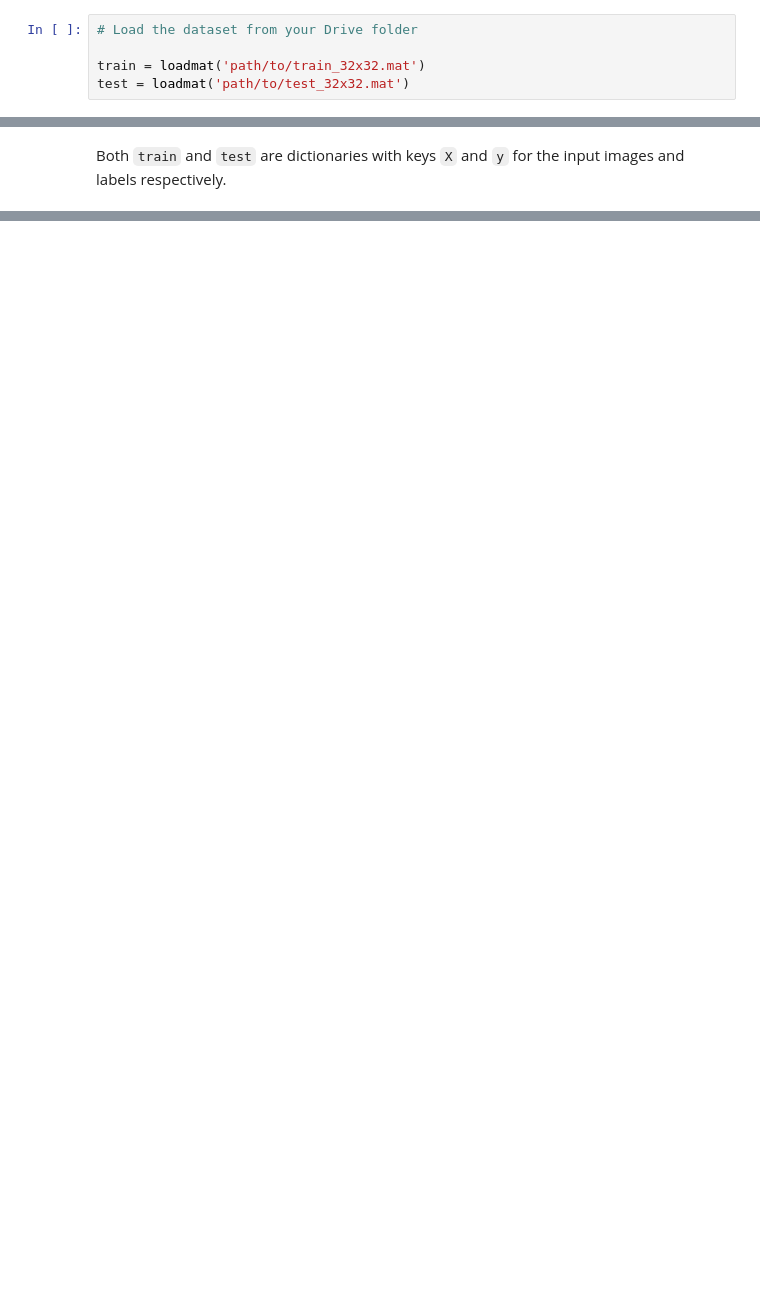
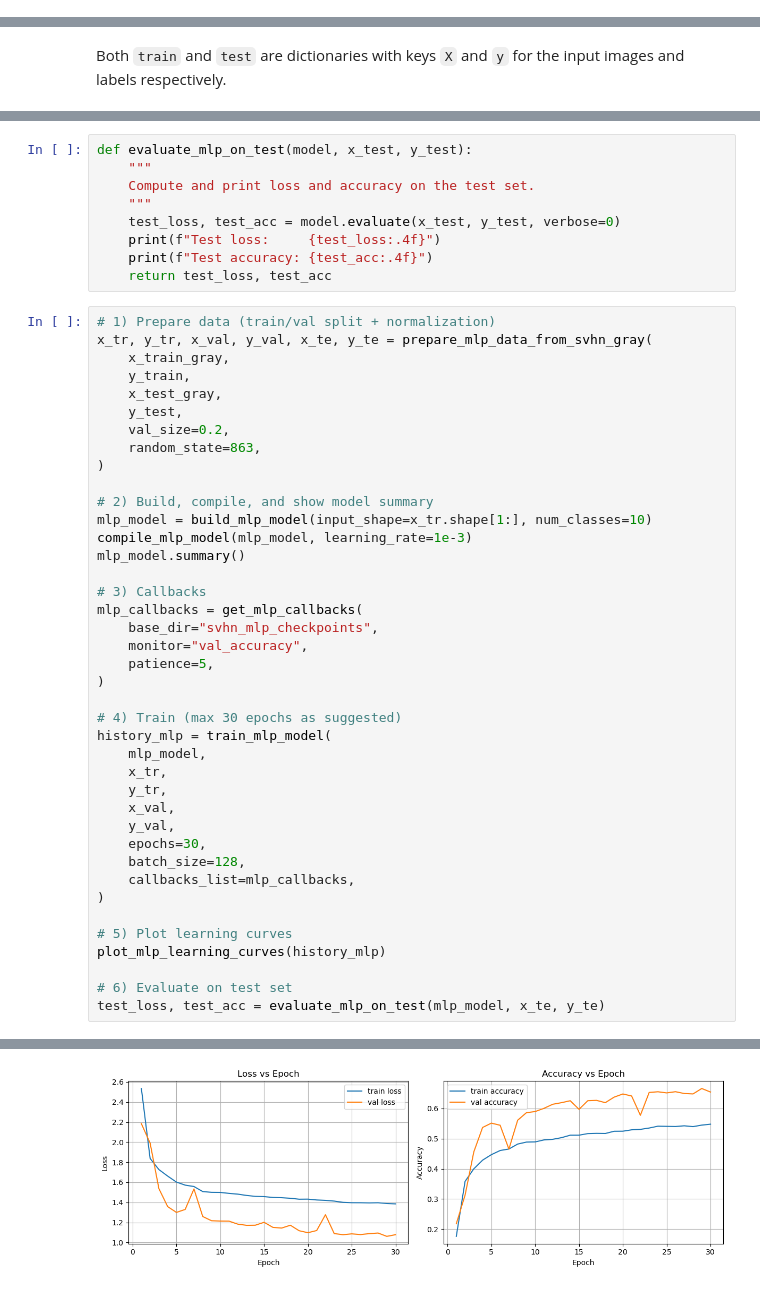
Before and after one commit to heritaco/Coursera, a Jupyter notebook: TensorFlow 2/01 Getting Started/05 Capstone Project/Capstone_Project.ipynb, the cells around one changed output, grey strips where cells are left out. Cells and saved outputs as stored; diff of their text form; blank space fills up the shorter version.

```diff
--- a/TensorFlow 2/01 Getting Started/05 Capstone Project/Capstone_Project.ipynb
+++ b/TensorFlow 2/01 Getting Started/05 Capstone Project/Capstone_Project.ipynb
@@ -56,5 +40,0 @@ tar: Exiting with failure status due to previous errors
-# %%
-# Load the dataset from your Drive folder
-
-train = loadmat('path/to/train_32x32.mat')
-test = loadmat('path/to/test_32x32.mat')
@@ -80,0 +419,50 @@ Both `train` and `test` are dictionaries with keys `X` and `y` for the input ima
+# %%
+def evaluate_mlp_on_test(model, x_test, y_test):
+    """
+    Compute and print loss and accuracy on the test set.
+    """
+    test_loss, test_acc = model.evaluate(x_test, y_test, verbose=0)
+    print(f"Test loss:     {test_loss:.4f}")
+    print(f"Test accuracy: {test_acc:.4f}")
+    return test_loss, test_acc
+# %%
+# 1) Prepare data (train/val split + normalization)
+x_tr, y_tr, x_val, y_val, x_te, y_te = prepare_mlp_data_from_svhn_gray(
+    x_train_gray,
+    y_train,
+    x_test_gray,
+    y_test,
+    val_size=0.2,
+    random_state=863,
+)
+
+# 2) Build, compile, and show model summary
+mlp_model = build_mlp_model(input_shape=x_tr.shape[1:], num_classes=10)
+compile_mlp_model(mlp_model, learning_rate=1e-3)
+mlp_model.summary()
+
+# 3) Callbacks
+mlp_callbacks = get_mlp_callbacks(
+    base_dir="svhn_mlp_checkpoints",
+    monitor="val_accuracy",
+    patience=5,
+)
+
+# 4) Train (max 30 epochs as suggested)
+history_mlp = train_mlp_model(
+    mlp_model,
+    x_tr,
+    y_tr,
+    x_val,
+    y_val,
+    epochs=30,
+    batch_size=128,
+    callbacks_list=mlp_callbacks,
+)
+
+# 5) Plot learning curves
+plot_mlp_learning_curves(history_mlp)
+
+# 6) Evaluate on test set
+test_loss, test_acc = evaluate_mlp_on_test(mlp_model, x_te, y_te)
+# %% [output]
@@ -80,0 +515 @@ Both `train` and `test` are dictionaries with keys `X` and `y` for the input ima
+[figure, added]
```
Also changed, not shown: parts of 34 cells of this notebook, 10 other files.
